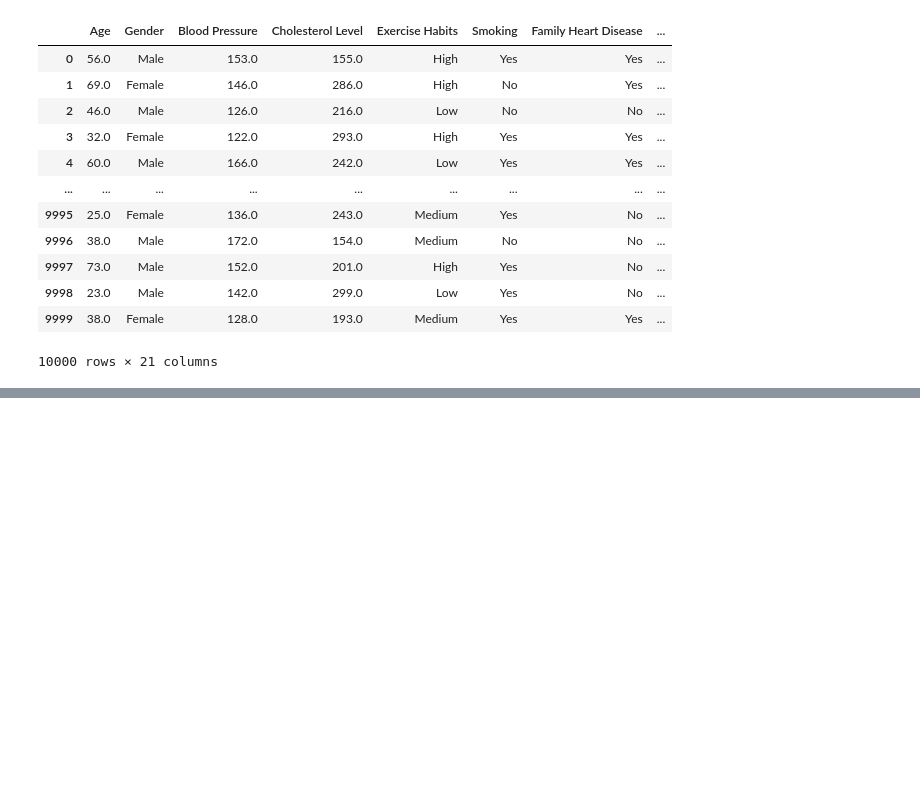
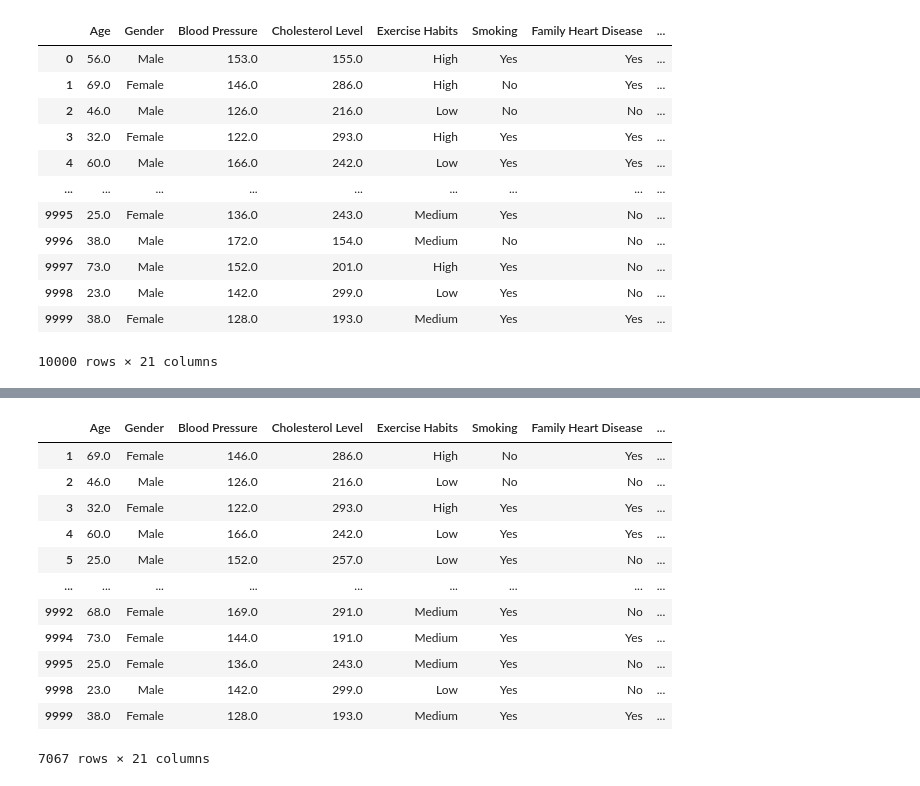
Before and after one commit to HongxuTeoh/AI_Assignment, a Jupyter notebook: AI_Assignment.ipynb, the cells around one changed output, grey strips where cells are left out. Cells and saved outputs as stored; diff of their text form; code cells hidden in the pictures; blank space fills up the shorter version.

```diff
--- a/AI_Assignment.ipynb
+++ b/AI_Assignment.ipynb
@@ -45,0 +71,18 @@ data
+# %%
+# drop missing row
+data = data.dropna()
+data
+# %% [output]
+|  | Age | Gender | Blood Pressure | Cholesterol Level | Exercise Habits | Smoking | Family Heart Disease | ... |
+| 1 | 69.0 | Female | 146.0 | 286.0 | High | No | Yes | ... |
+| 2 | 46.0 | Male | 126.0 | 216.0 | Low | No | No | ... |
+| 3 | 32.0 | Female | 122.0 | 293.0 | High | Yes | Yes | ... |
+| 4 | 60.0 | Male | 166.0 | 242.0 | Low | Yes | Yes | ... |
+| 5 | 25.0 | Male | 152.0 | 257.0 | Low | Yes | No | ... |
+| ... | ... | ... | ... | ... | ... | ... | ... | ... |
+| 9992 | 68.0 | Female | 169.0 | 291.0 | Medium | Yes | No | ... |
+| 9994 | 73.0 | Female | 144.0 | 191.0 | Medium | Yes | Yes | ... |
+| 9995 | 25.0 | Female | 136.0 | 243.0 | Medium | Yes | No | ... |
+| 9998 | 23.0 | Male | 142.0 | 299.0 | Low | Yes | No | ... |
+| 9999 | 38.0 | Female | 128.0 | 193.0 | Medium | Yes | Yes | ... |
+7067 rows × 21 columns
```
Also changed, not shown: parts of 7 cells of this notebook, 2 other files.
